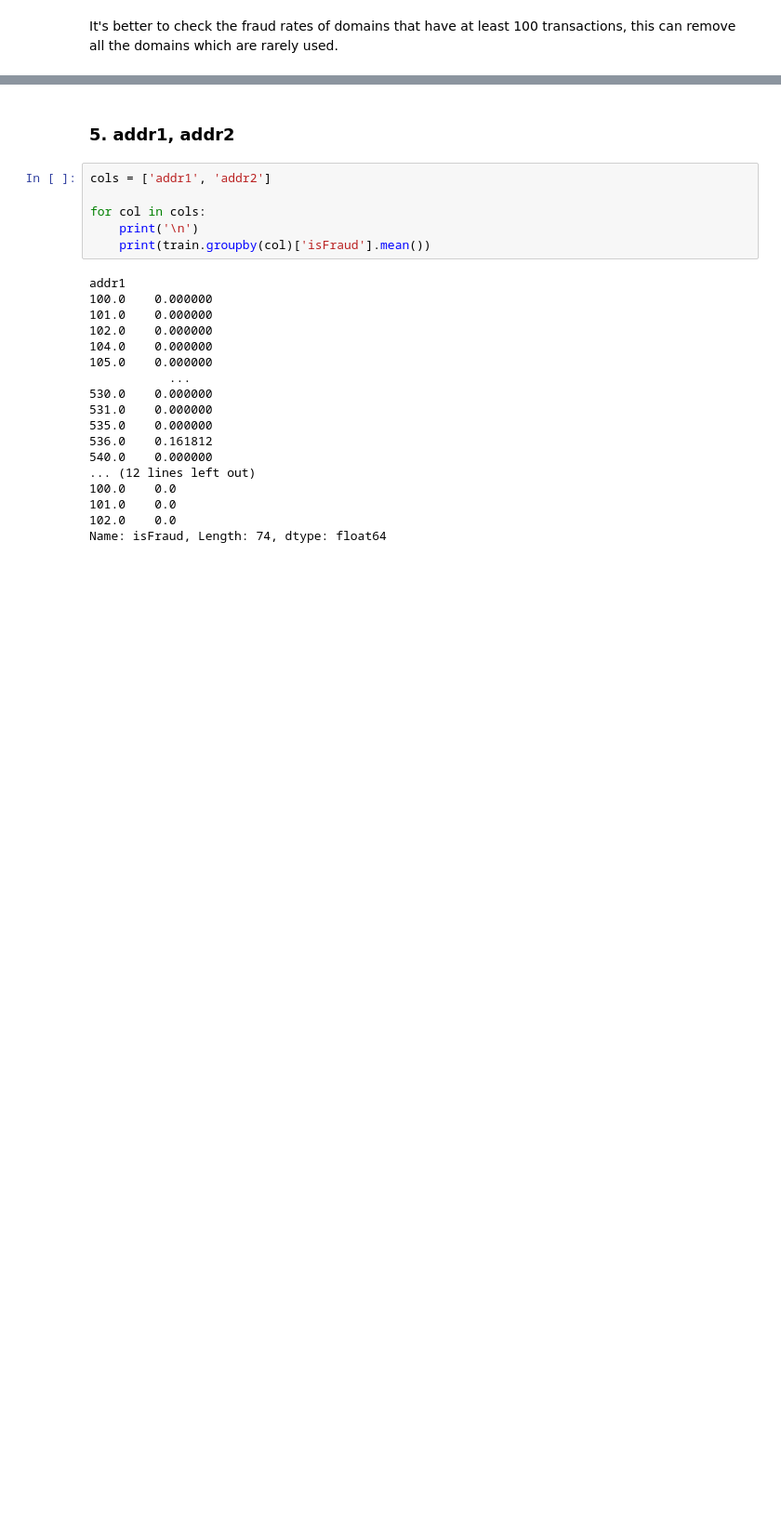
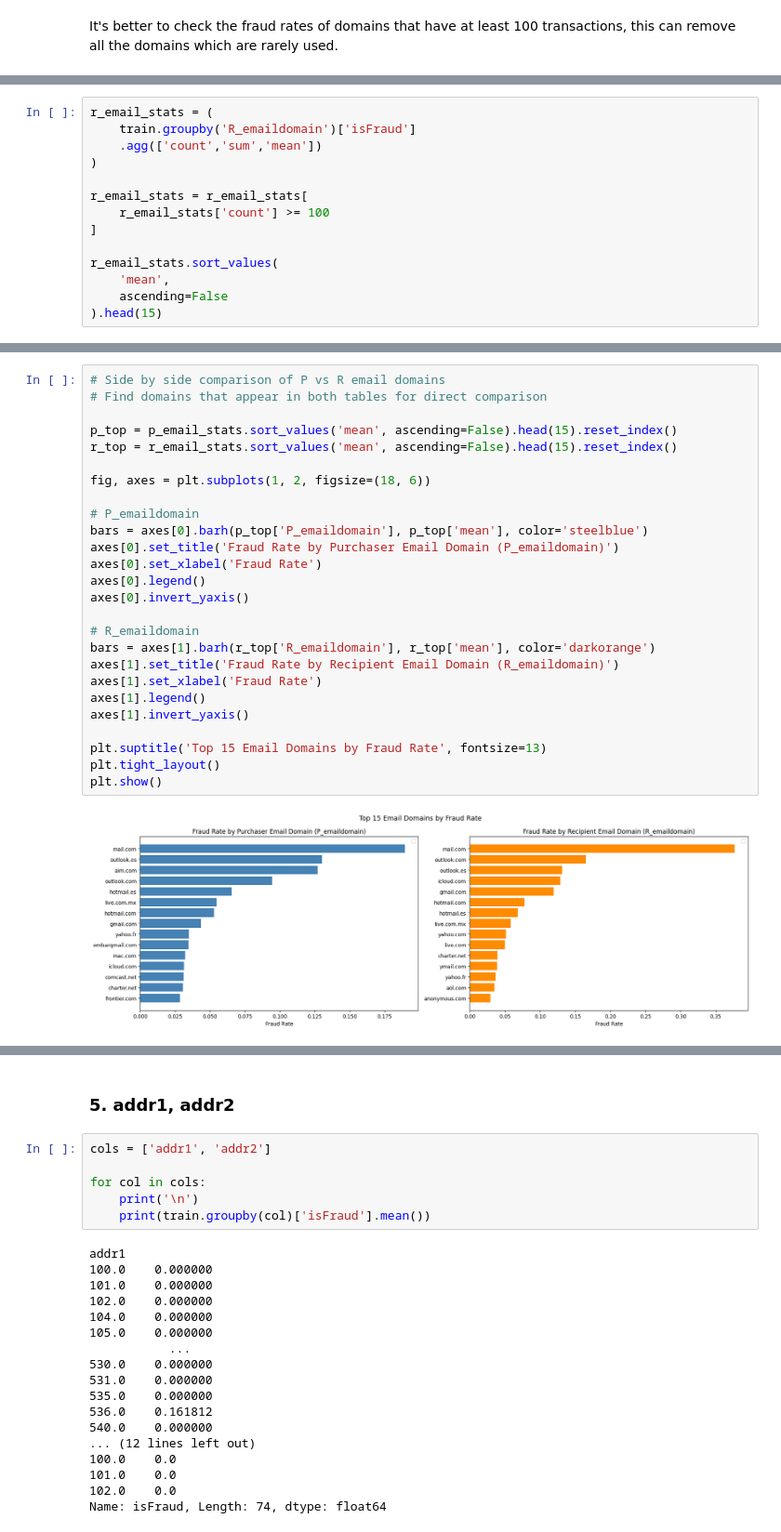
Before and after one commit to Mansi-Jadhav/End-to-End-Fraud-Detection, a Jupyter notebook: 1. EDA.ipynb, the cells around one changed output, grey strips where cells are left out. Shown at 93% size. Saved outputs shown, nothing was run; the diff lists cells and outputs as text; blank space fills up the shorter version.

```diff
--- a/1. EDA.ipynb
+++ b/1. EDA.ipynb
@@ -669,0 +720,14 @@ plt.show()
+# %%
+r_email_stats = (
+    train.groupby('R_emaildomain')['isFraud']
+    .agg(['count','sum','mean'])
+)
+
+r_email_stats = r_email_stats[
+    r_email_stats['count'] >= 100
+]
+
+r_email_stats.sort_values(
+    'mean',
+    ascending=False
+).head(15)
@@ -669,0 +752,28 @@ plt.show()
+# %%
+# Side by side comparison of P vs R email domains
+# Find domains that appear in both tables for direct comparison
+
+p_top = p_email_stats.sort_values('mean', ascending=False).head(15).reset_index()
+r_top = r_email_stats.sort_values('mean', ascending=False).head(15).reset_index()
+
+fig, axes = plt.subplots(1, 2, figsize=(18, 6))
+
+# P_emaildomain
+bars = axes[0].barh(p_top['P_emaildomain'], p_top['mean'], color='steelblue')
+axes[0].set_title('Fraud Rate by Purchaser Email Domain (P_emaildomain)')
+axes[0].set_xlabel('Fraud Rate')
+axes[0].legend()
+axes[0].invert_yaxis()
+
+# R_emaildomain
+bars = axes[1].barh(r_top['R_emaildomain'], r_top['mean'], color='darkorange')
+axes[1].set_title('Fraud Rate by Recipient Email Domain (R_emaildomain)')
+axes[1].set_xlabel('Fraud Rate')
+axes[1].legend()
+axes[1].invert_yaxis()
+
+plt.suptitle('Top 15 Email Domains by Fraud Rate', fontsize=13)
+plt.tight_layout()
+plt.show()
+# %% [output]
+[figure, added]
```
Also changed, not shown: parts of 18 cells of this notebook.
